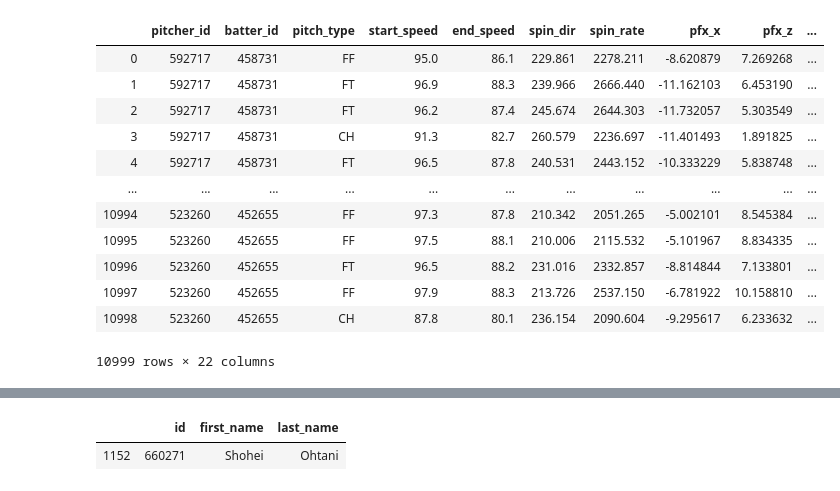
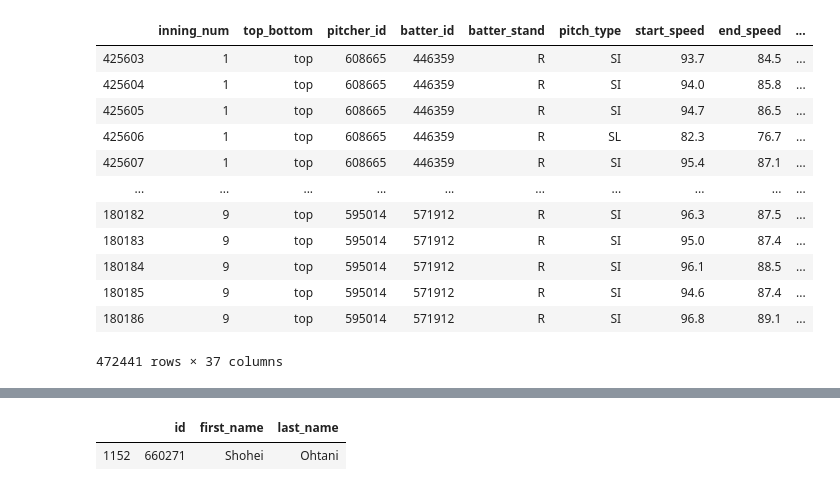
Before and after one commit to 3824/ball_analysis, a Jupyter notebook: 投球データを見る.ipynb, the cells around one changed output, grey strips where cells are left out. Saved outputs shown, nothing was run; the diff lists cells and outputs as text; code cells hidden in the pictures.

```diff
--- a/投球データを見る.ipynb
+++ b/投球データを見る.ipynb
@@ -30,28 +30,25 @@ def delete_fractional_portion(id):
     if id.endswith(".0"):
         return id[:-2]
     return id
-def read_report(path, encoding=None,delimiter=None):
+def read_pitch(path, encoding=None,delimiter=None):
     _df = pd.read_csv(path, encoding=encoding,delimiter=delimiter)
-    _df["campaign_id"] = _df["campaign_id"].astype(str).apply(delete_fractional_portion)
-    _df["adgroup_id"] = _df["adgroup_id"].astype(str)
-    _df["report_date"] = pd.to_datetime(_df["report_date"])
-    _df["media_account_id"] = _df["media_account_id"].astype(str).apply(delete_fractional_portion)
-    return _df.sort_values(by=["report_date", "campaign_id"])
+    _df["tfs_zulu"] = pd.to_datetime(_df["tfs_zulu"])
+    return _df.sort_values(by=["gid", "tfs_zulu"])
 pd.set_option('display.max_columns', 150)
 # %%
-p_df=pd.read_csv("pitch_df.csv")
+p_df=read_pitch("pitch_df.csv")
 p_df
 # %% [output]
-|  | pitcher_id | batter_id | pitch_type | start_speed | end_speed | spin_dir | spin_rate | pfx_x | pfx_z | ... |
-| 0 | 592717 | 458731 | FF | 95.0 | 86.1 | 229.861 | 2278.211 | -8.620879 | 7.269268 | ... |
-| 1 | 592717 | 458731 | FT | 96.9 | 88.3 | 239.966 | 2666.440 | -11.162103 | 6.453190 | ... |
-| 2 | 592717 | 458731 | FT | 96.2 | 87.4 | 245.674 | 2644.303 | -11.732057 | 5.303549 | ... |
-| 3 | 592717 | 458731 | CH | 91.3 | 82.7 | 260.579 | 2236.697 | -11.401493 | 1.891825 | ... |
-| 4 | 592717 | 458731 | FT | 96.5 | 87.8 | 240.531 | 2443.152 | -10.333229 | 5.838748 | ... |
-| ... | ... | ... | ... | ... | ... | ... | ... | ... | ... | ... |
-| 10994 | 523260 | 452655 | FF | 97.3 | 87.8 | 210.342 | 2051.265 | -5.002101 | 8.545384 | ... |
-| 10995 | 523260 | 452655 | FF | 97.5 | 88.1 | 210.006 | 2115.532 | -5.101967 | 8.834335 | ... |
-| 10996 | 523260 | 452655 | FT | 96.5 | 88.2 | 231.016 | 2332.857 | -8.814844 | 7.133801 | ... |
-| 10997 | 523260 | 452655 | FF | 97.9 | 88.3 | 213.726 | 2537.150 | -6.781922 | 10.158810 | ... |
-| 10998 | 523260 | 452655 | CH | 87.8 | 80.1 | 236.154 | 2090.604 | -9.295617 | 6.233632 | ... |
+|  | inning_num | top_bottom | pitcher_id | batter_id | batter_stand | pitch_type | start_speed | end_speed | ... |
+| 425603 | 1 | top | 608665 | 446359 | R | SI | 93.7 | 84.5 | ... |
+| 425604 | 1 | top | 608665 | 446359 | R | SI | 94.0 | 85.8 | ... |
+| 425605 | 1 | top | 608665 | 446359 | R | SI | 94.7 | 86.5 | ... |
+| 425606 | 1 | top | 608665 | 446359 | R | SL | 82.3 | 76.7 | ... |
+| 425607 | 1 | top | 608665 | 446359 | R | SI | 95.4 | 87.1 | ... |
+| ... | ... | ... | ... | ... | ... | ... | ... | ... | ... |
+| 180182 | 9 | top | 595014 | 571912 | R | SI | 96.3 | 87.5 | ... |
+| 180183 | 9 | top | 595014 | 571912 | R | SI | 95.0 | 87.4 | ... |
+| 180184 | 9 | top | 595014 | 571912 | R | SI | 96.1 | 88.5 | ... |
+| 180185 | 9 | top | 595014 | 571912 | R | SI | 94.6 | 87.4 | ... |
+| 180186 | 9 | top | 595014 | 571912 | R | SI | 96.8 | 89.1 | ... |
-10999 rows × 22 columns
+472441 rows × 37 columns
```
Also changed, not shown: parts of 33 cells of this notebook, 6 other files.
